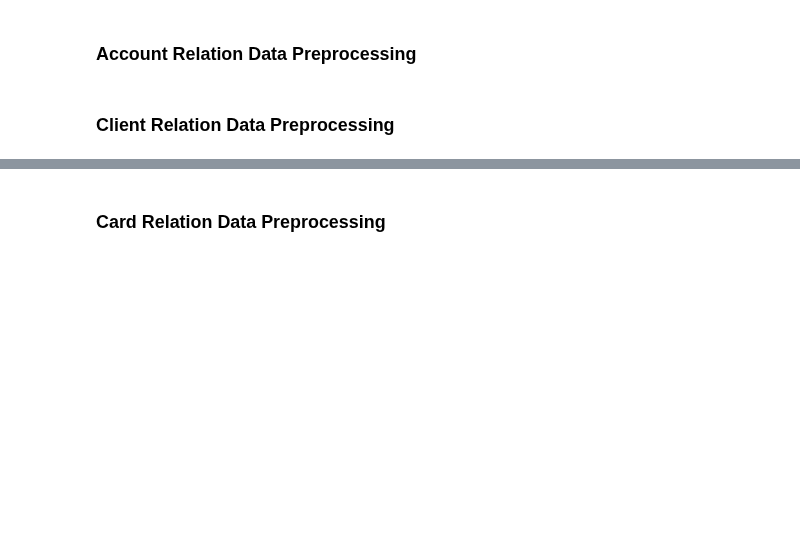
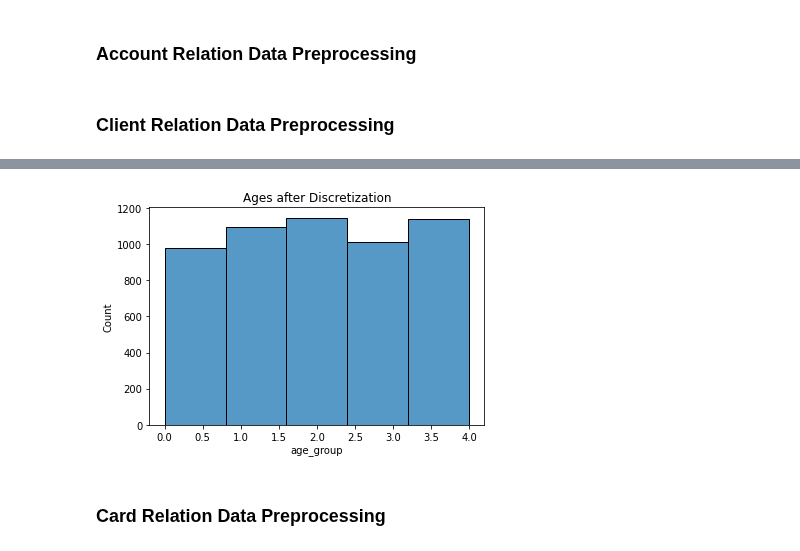
Before and after one commit to 2dukes/PROJ_AC_2122, a Jupyter notebook: dataProcessing.ipynb, the cells around one changed output, grey strips where cells are left out. Cells and saved outputs as stored; diff of their text form; code cells hidden in the pictures; blank space fills up the shorter version.

```diff
--- a/dataProcessing.ipynb
+++ b/dataProcessing.ipynb
@@ -67,3 +56,15 @@ client_data.to_csv("./preprocessed/client.csv")
+# %%
+# Equal-Frequency Discretization
+client_age_data = client_data['age'].values.reshape(-1,1)
+discretizer = KBinsDiscretizer(n_bins=5, encode='ordinal', strategy='quantile')
+client_data['age_group'] = discretizer.fit_transform(client_age_data)
+
+sb.histplot(data=client_data['age_group'], bins=5).set_title("Ages after Discretization")
+
+client_data.drop(columns = ['birth_number', 'age'], inplace = True)
+client_data.to_csv("./preprocessed/client.csv")
+# %% [output]
+[figure, added]
 # %% [markdown]
 ### Card Relation Data Preprocessing
 # %%
```
Also changed, not shown: parts of 3 cells of this notebook, 11 other files.
